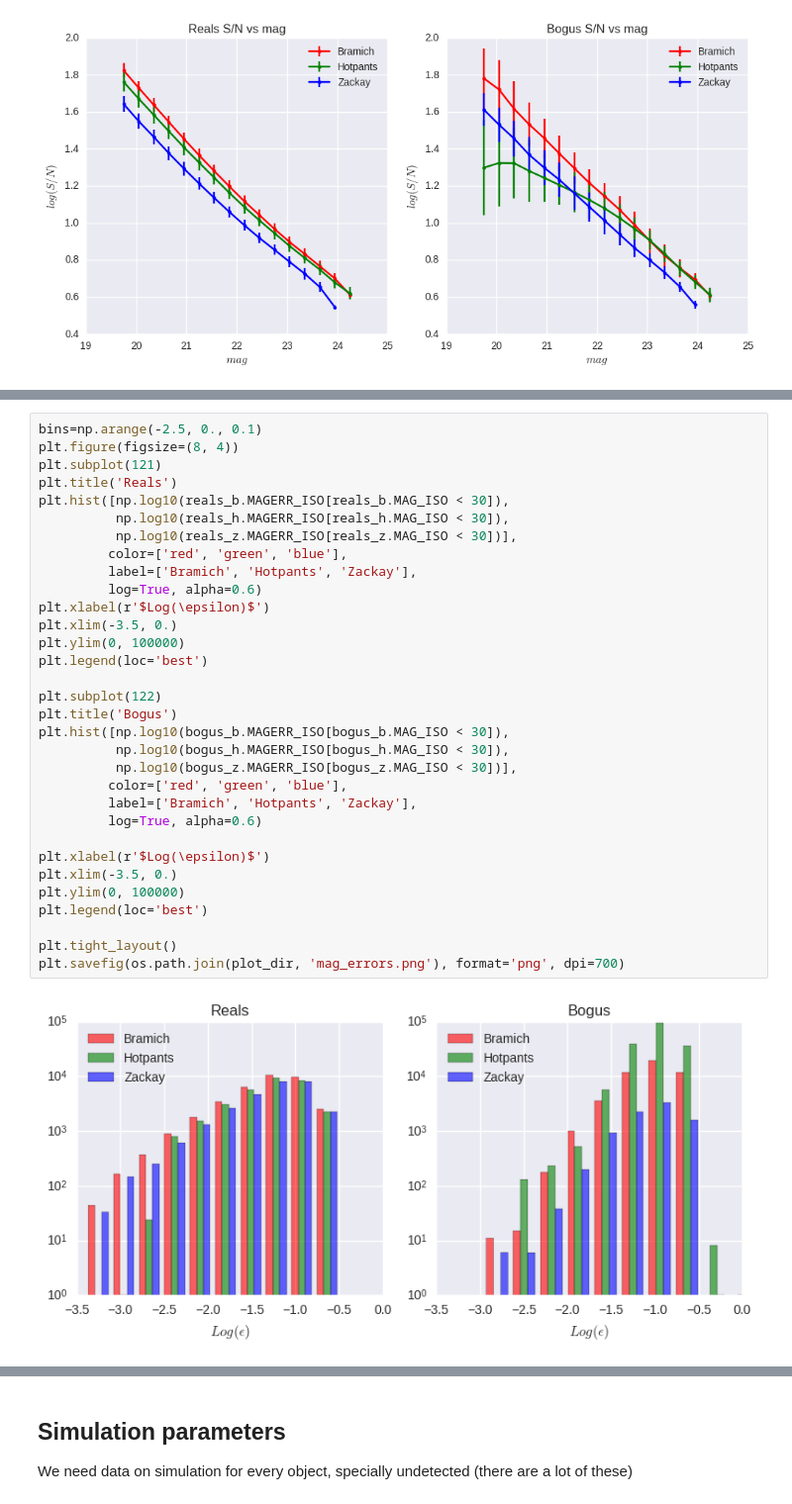
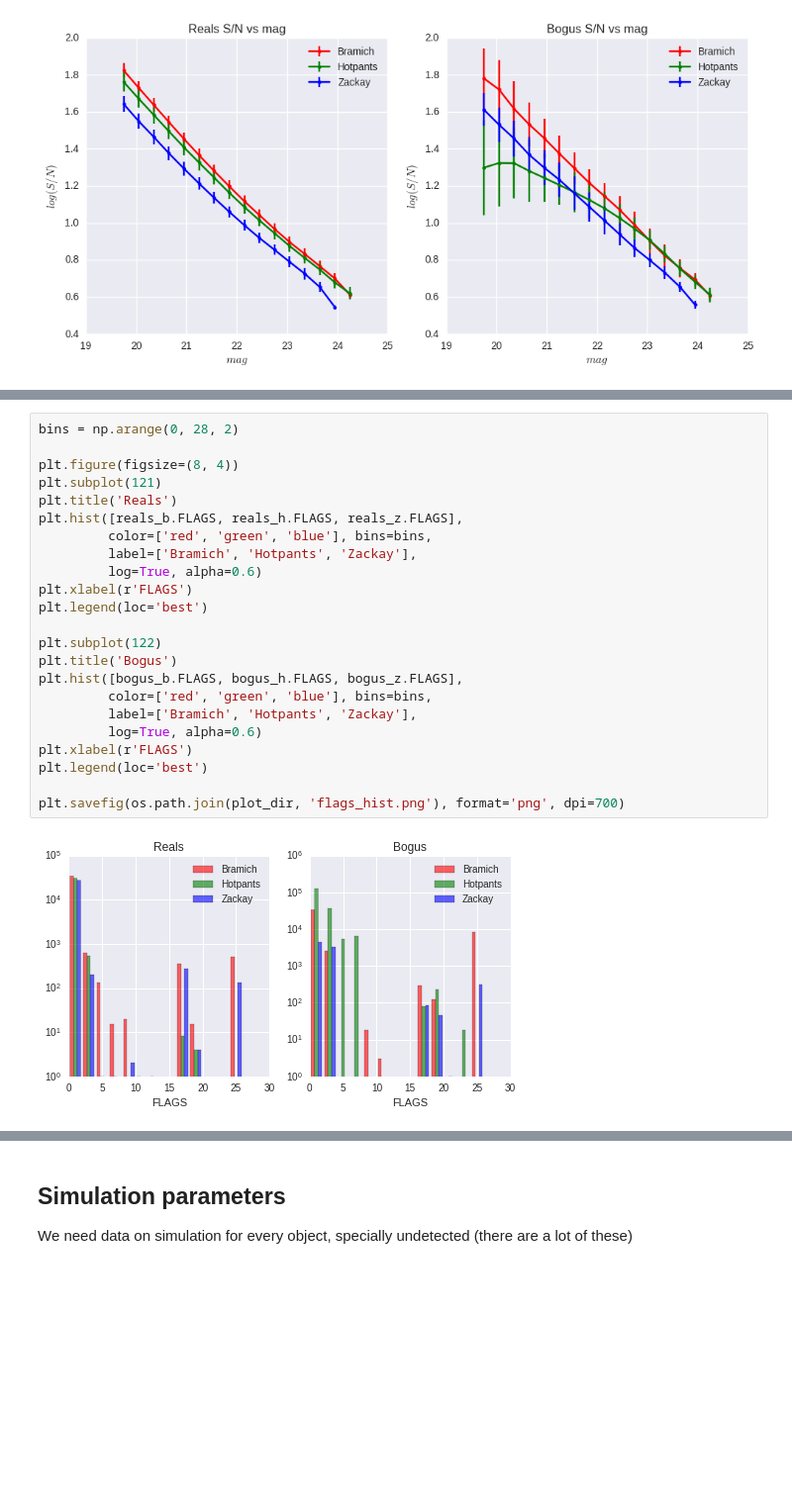
Before and after one commit to BrunoSanchez/RBMLearning, a Jupyter notebook: Plots-Threesome.ipynb, the cells around one changed output, grey strips where cells are left out. Shown at 99% size. Saved outputs shown, nothing was run; the diff lists cells and outputs as text; blank space fills up the shorter version.

Commit message:
Some graphs updated

```diff
--- a/Plots-Threesome.ipynb
+++ b/Plots-Threesome.ipynb
@@ -695,34 +815,25 @@ plt.savefig(os.path.join(plot_dir, 'signal_to_noise_vs_mag_binned.png'), format=
 # %%
-bins=np.arange(-2.5, 0., 0.1)
+bins = np.arange(0, 28, 2)
+
 plt.figure(figsize=(8, 4))
 plt.subplot(121)
 plt.title('Reals')
-plt.hist([np.log10(reals_b.MAGERR_ISO[reals_b.MAG_ISO < 30]),
-          np.log10(reals_h.MAGERR_ISO[reals_h.MAG_ISO < 30]),
-          np.log10(reals_z.MAGERR_ISO[reals_z.MAG_ISO < 30])],
-         color=['red', 'green', 'blue'],
+plt.hist([reals_b.FLAGS, reals_h.FLAGS, reals_z.FLAGS],
+         color=['red', 'green', 'blue'], bins=bins,
          label=['Bramich', 'Hotpants', 'Zackay'],
          log=True, alpha=0.6)
-plt.xlabel(r'$Log(\epsilon)$')
-plt.xlim(-3.5, 0.)
-plt.ylim(0, 100000)
+plt.xlabel(r'FLAGS')
 plt.legend(loc='best')
 
 plt.subplot(122)
 plt.title('Bogus')
-plt.hist([np.log10(bogus_b.MAGERR_ISO[bogus_b.MAG_ISO < 30]),
-          np.log10(bogus_h.MAGERR_ISO[bogus_h.MAG_ISO < 30]),
-          np.log10(bogus_z.MAGERR_ISO[bogus_z.MAG_ISO < 30])],
-         color=['red', 'green', 'blue'],
+plt.hist([bogus_b.FLAGS, bogus_h.FLAGS, bogus_z.FLAGS],
+         color=['red', 'green', 'blue'], bins=bins,
          label=['Bramich', 'Hotpants', 'Zackay'],
          log=True, alpha=0.6)
-
-plt.xlabel(r'$Log(\epsilon)$')
-plt.xlim(-3.5, 0.)
-plt.ylim(0, 100000)
+plt.xlabel(r'FLAGS')
 plt.legend(loc='best')
 
-plt.tight_layout()
-plt.savefig(os.path.join(plot_dir, 'mag_errors.png'), format='png', dpi=700)
+plt.savefig(os.path.join(plot_dir, 'flags_hist.png'), format='png', dpi=700)
 # %% [output]
-[figure, old version]
+[figure, new version]
```
Also changed, not shown: parts of 15 cells of this notebook.
